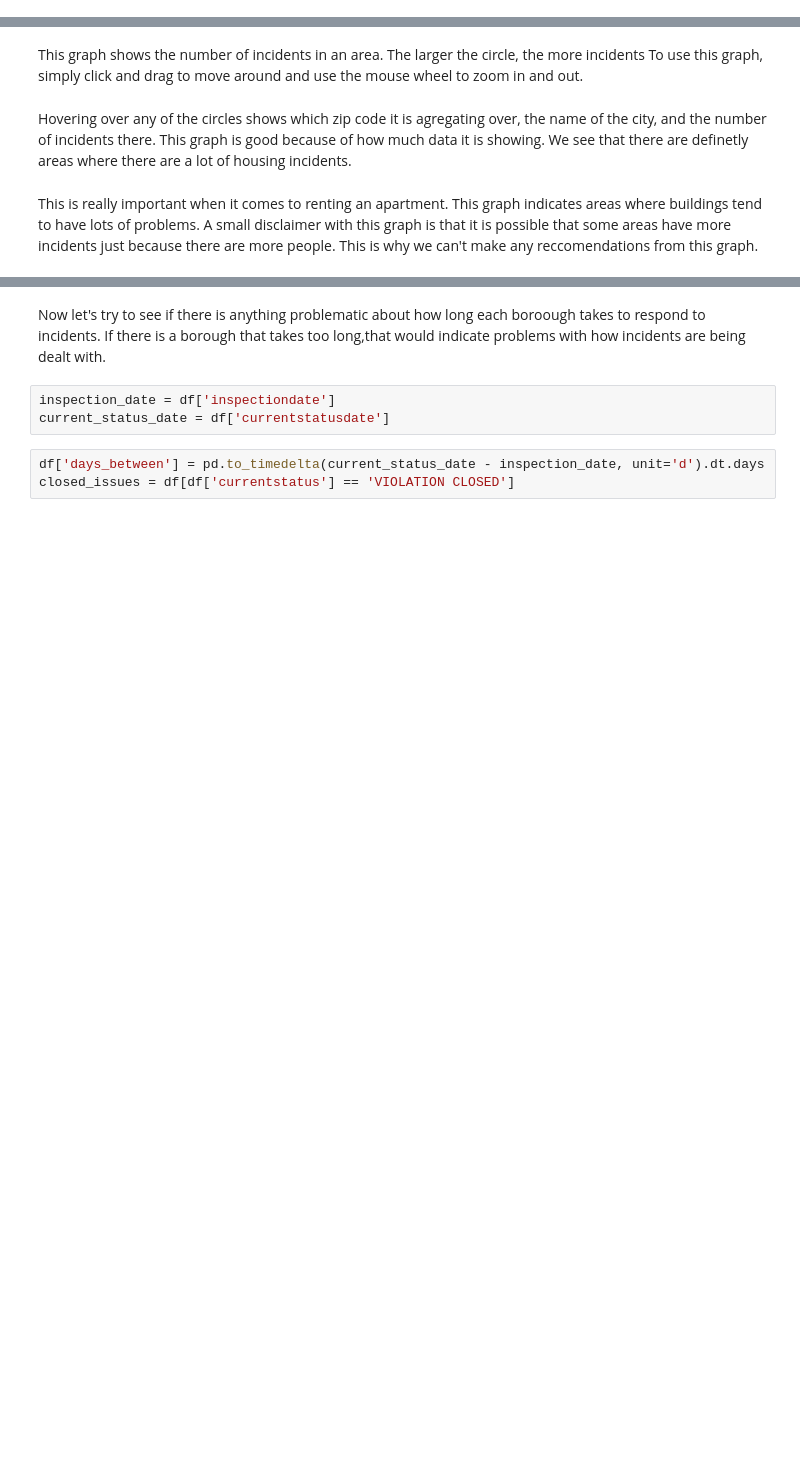
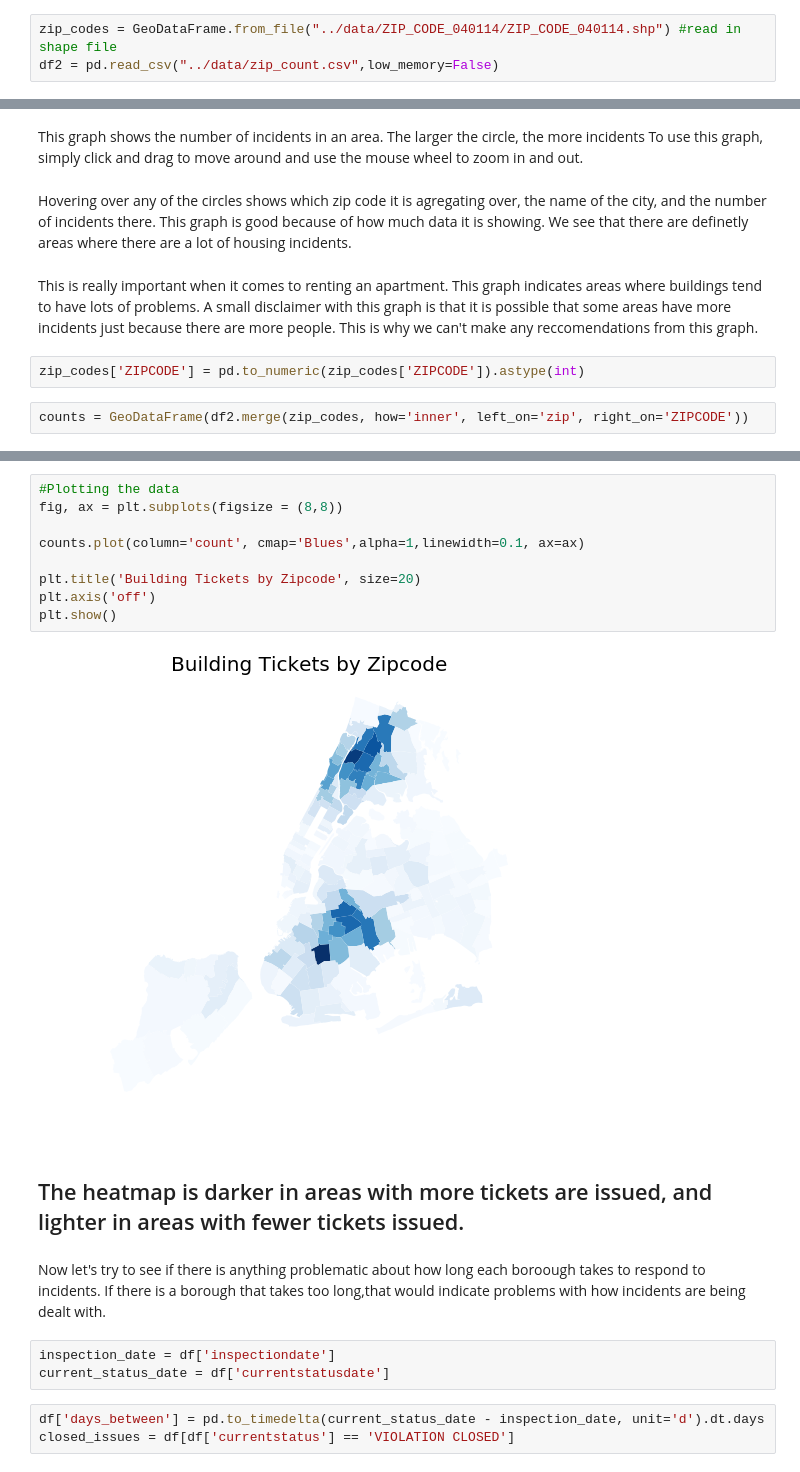
Before and after one commit to harisx91/NYCHousingMaintenanceCodeProject, a Jupyter notebook: notebooks/HousingViolationDataSetEda.ipynb, the cells around one changed output, grey strips where cells are left out. Drawn from its saved outputs; the diff is of its cells as text; blank space fills up the shorter version.

```diff
--- a/notebooks/HousingViolationDataSetEda.ipynb
+++ b/notebooks/HousingViolationDataSetEda.ipynb
@@ -11,6 +18,9 @@ import numpy as np
 #import our data
 df = pd.read_csv('../data/clean.csv', parse_dates = ['inspectiondate',
                                                      'currentstatusdate']).drop('newcorrectbydate',axis=1)
+# %%
+zip_codes = GeoDataFrame.from_file("../data/ZIP_CODE_040114/ZIP_CODE_040114.shp") #read in shape file
+df2 = pd.read_csv("../data/zip_count.csv",low_memory=False)
 # %%
 df.count()
 # %% [output]
@@ -559,3 +569,7 @@ This graph shows the number of incidents in an area. The larger the circle, the
 Hovering over any of the circles shows which zip code it is agregating over, the name of the city, and the number of incidents there. This graph is good because of how much data it is showing. We see that there are definetly areas where there are a lot of housing incidents.
 # %% [markdown]
 This is really important when it comes to renting an apartment. This graph indicates areas where buildings tend to have lots of problems. A small disclaimer with this graph is that it is possible that some areas have more incidents just because there are more people. This is why we can't make any reccomendations from this graph.
+# %%
+zip_codes['ZIPCODE'] = pd.to_numeric(zip_codes['ZIPCODE']).astype(int)
+# %%
+counts = GeoDataFrame(df2.merge(zip_codes, how='inner', left_on='zip', right_on='ZIPCODE'))
@@ -562,3 +597,16 @@ This is really important when it comes to renting an apartment. This graph indic
+# %%
+#Plotting the data
+fig, ax = plt.subplots(figsize = (8,8))
+
+counts.plot(column='count', cmap='Blues',alpha=1,linewidth=0.1, ax=ax)
+
+plt.title('Building Tickets by Zipcode', size=20)
+plt.axis('off')
+plt.show()
+# %% [output]
+[figure, added]
+# %% [markdown]
+## The heatmap is darker in areas with more tickets are issued, and lighter in areas with fewer tickets issued.
 # %% [markdown]
 Now let's try to see if there is anything problematic about how long each boroough takes to respond to incidents. If there is a borough that takes too long,that would indicate problems with how incidents are being dealt with.
 # %%
```
Also changed, not shown: parts of 3 cells of this notebook, 8 other files.
